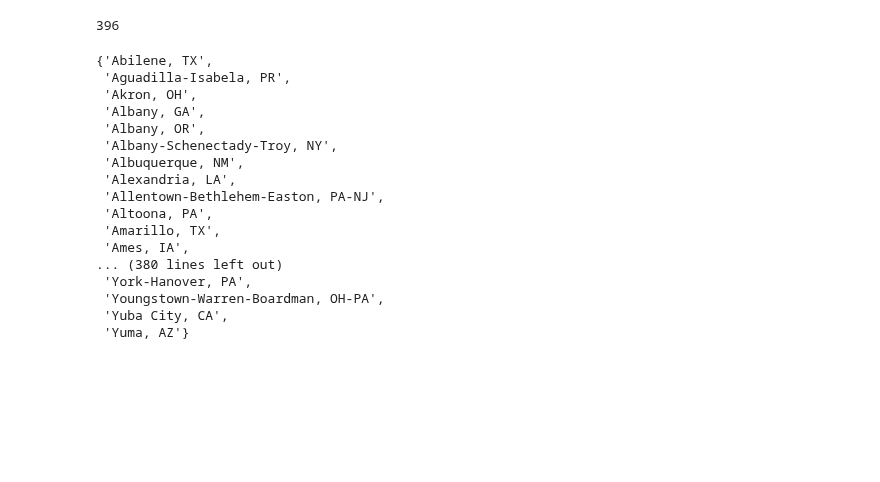
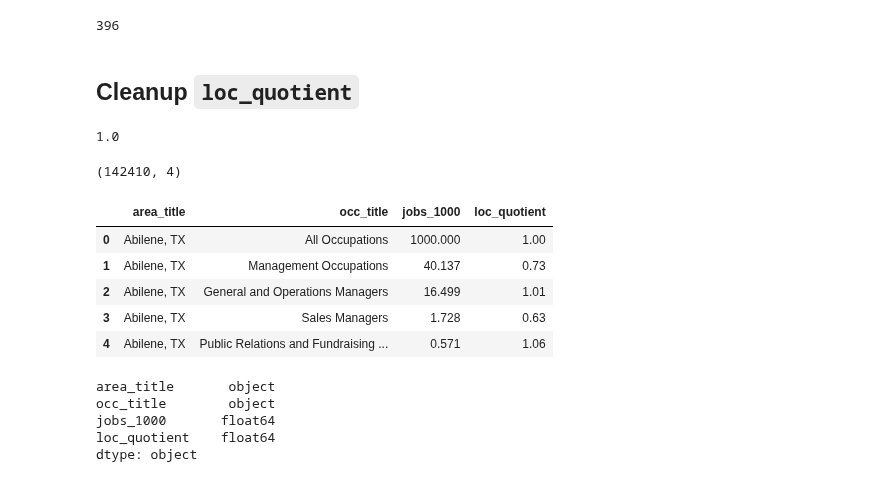
Before and after one commit to BloomTech-Labs/Labs26-Citrics-DS-TeamA, a Jupyter notebook: notebooks/bls_eda_1.ipynb, the cells around one changed output. Saved outputs shown, nothing was run; the diff lists cells and outputs as text; code cells hidden in the pictures; blank space fills up the shorter version.

```diff
--- a/notebooks/bls_eda_1.ipynb
+++ b/notebooks/bls_eda_1.ipynb
@@ -101,23 +101,9 @@ bls.sort_values(["area_title","loc_quotient"], ascending=False)
 bls.area_title.nunique()
 # %% [output]
 396
-# %%
-set(bls.area_title.to_list())
-# %% [output]
-{'Abilene, TX',
- 'Aguadilla-Isabela, PR',
- 'Akron, OH',
- 'Albany, GA',
- 'Albany, OR',
- 'Albany-Schenectady-Troy, NY',
- 'Albuquerque, NM',
- 'Alexandria, LA',
- 'Allentown-Bethlehem-Easton, PA-NJ',
- 'Altoona, PA',
- 'Amarillo, TX',
- 'Ames, IA',
-... (380 lines left out)
- 'York-Hanover, PA',
- 'Youngstown-Warren-Boardman, OH-PA',
- 'Yuba City, CA',
- 'Yuma, AZ'}
+# %% [markdown]
+## Cleanup `loc_quotient`
+# %%
+float(bls["loc_quotient"][0])
+# %% [output]
+1.0
@@ -123,0 +116,14 @@ set(bls.area_title.to_list())
+# %%
+# Create subset
+
+bls_sub = bls[["area_title","occ_title","jobs_1000","loc_quotient"]]
+print(bls_sub.shape)
+bls_sub.head()
+# %% [output]
+(142410, 4)
+|  | area_title | occ_title | jobs_1000 | loc_quotient |
+| 0 | Abilene, TX | All Occupations | 1000.000 | 1.00 |
+| 1 | Abilene, TX | Management Occupations | 40.137 | 0.73 |
+| 2 | Abilene, TX | General and Operations Managers | 16.499 | 1.01 |
+| 3 | Abilene, TX | Sales Managers | 1.728 | 0.63 |
+| 4 | Abilene, TX | Public Relations and Fundraising ... | 0.571 | 1.06 |
@@ -123,0 +132,8 @@ set(bls.area_title.to_list())
+# %%
+bls_sub.dtypes
+# %% [output]
+area_title       object
+occ_title        object
+jobs_1000       float64
+loc_quotient    float64
+dtype: object
```
Also changed, not shown: parts of 12 cells of this notebook, 1 other file.
